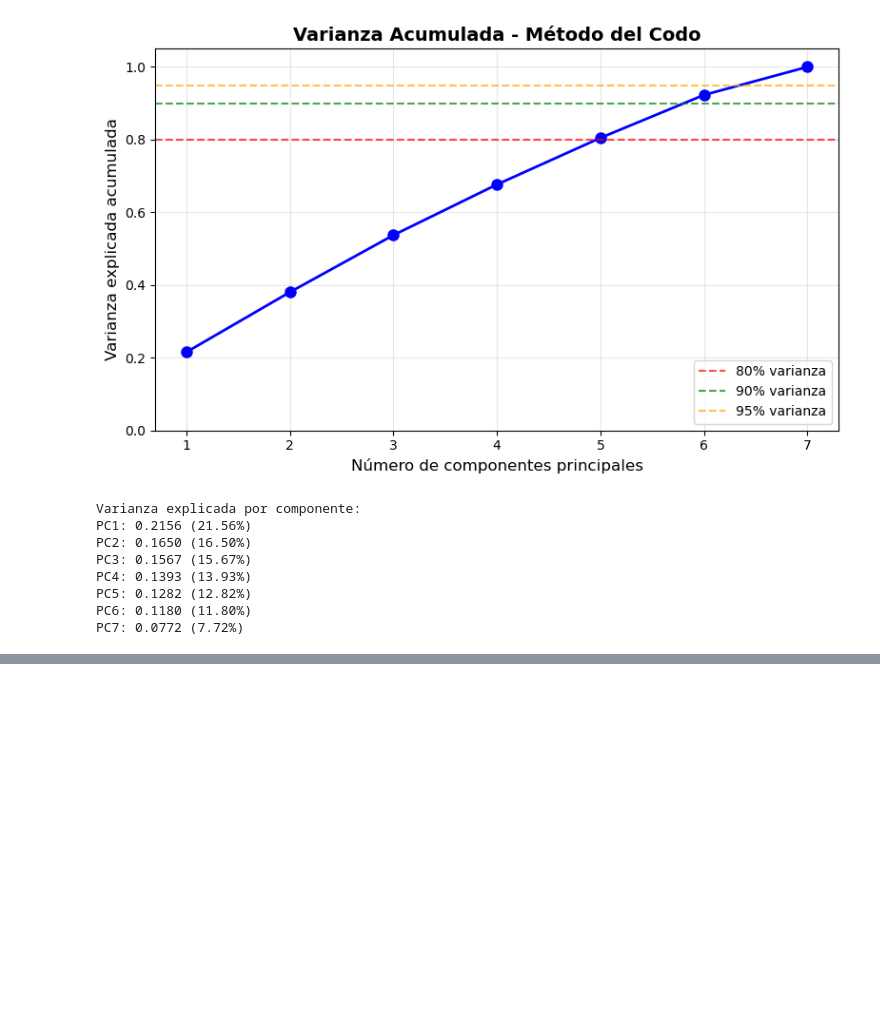
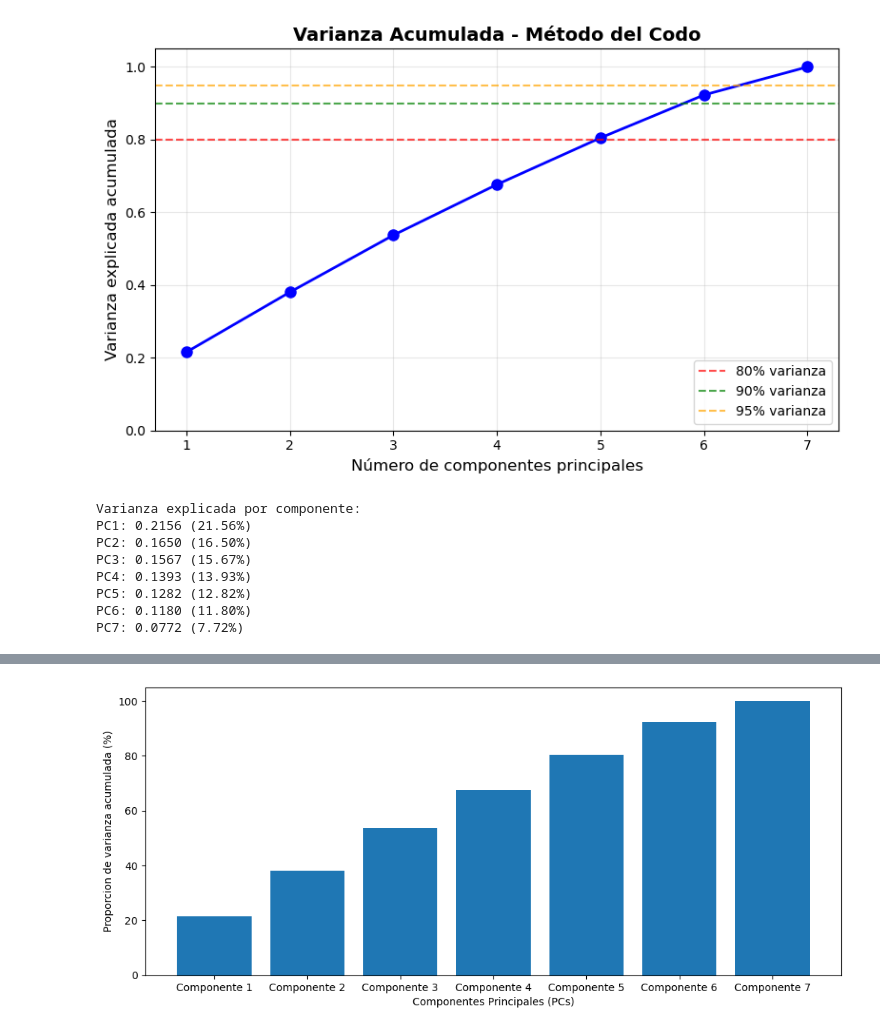
Before and after one commit to TheMaorba/DataMining, a Jupyter notebook: Tarea5/Tarea5.ipynb, the cells around one changed output, grey strips where cells are left out. Cells and saved outputs as stored; diff of their text form; code cells hidden in the pictures; blank space fills up the shorter version.

```diff
--- a/Tarea5/Tarea5.ipynb
+++ b/Tarea5/Tarea5.ipynb
@@ -134,0 +187,8 @@ Proporción de varianza explicada por cada componente: [0.21561335 0.16500204]
+# %%
+plt.figure(figsize=(12,5))
+plt.bar(df_pca2.columns, np.cumsum(pca2.explained_variance_ratio_ * 100))
+plt.ylabel("Proporcion de varianza acumulada (%)")
+plt.xlabel("Componentes Principales (PCs)")
+plt.show()
+# %% [output]
+[figure, added]
```
Also changed, not shown: parts of 15 cells of this notebook, 1 other file.
